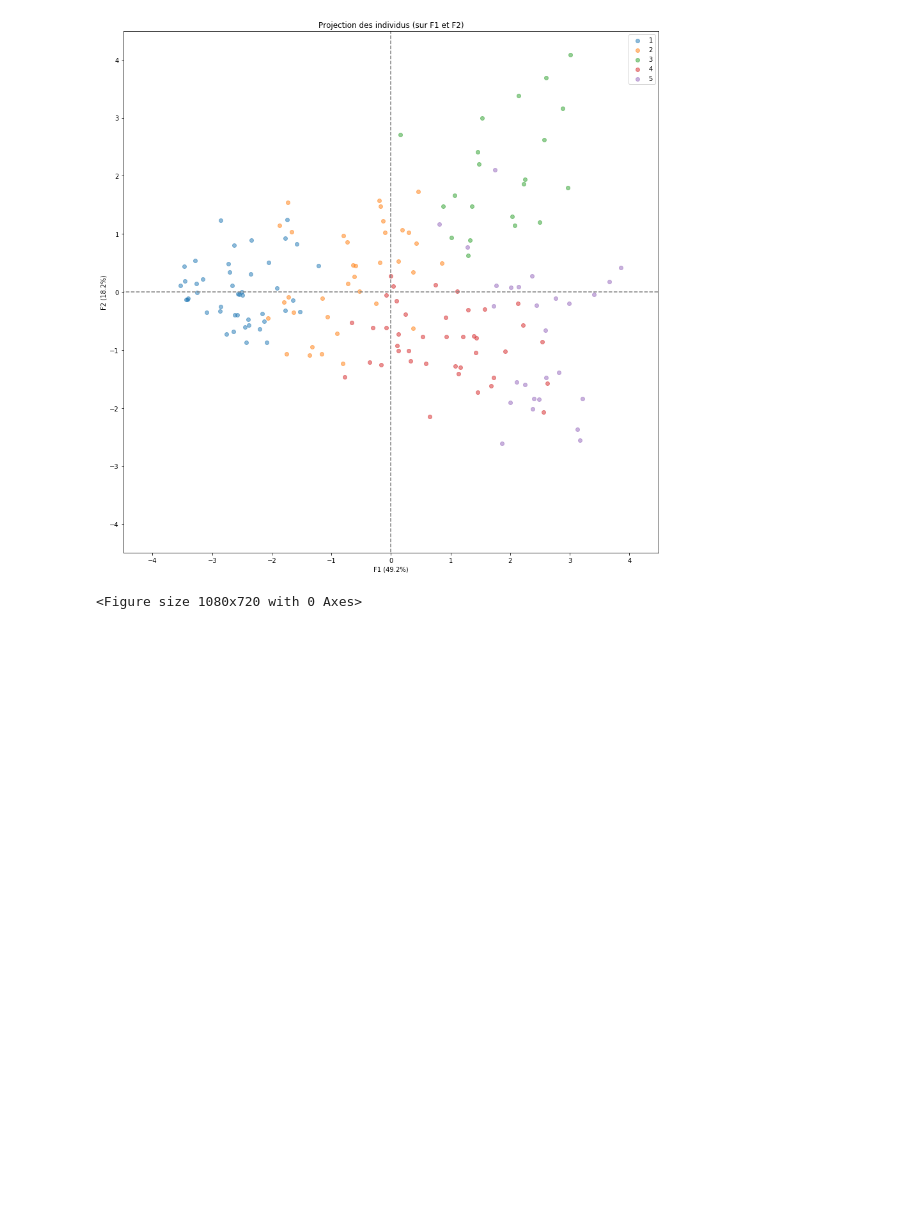
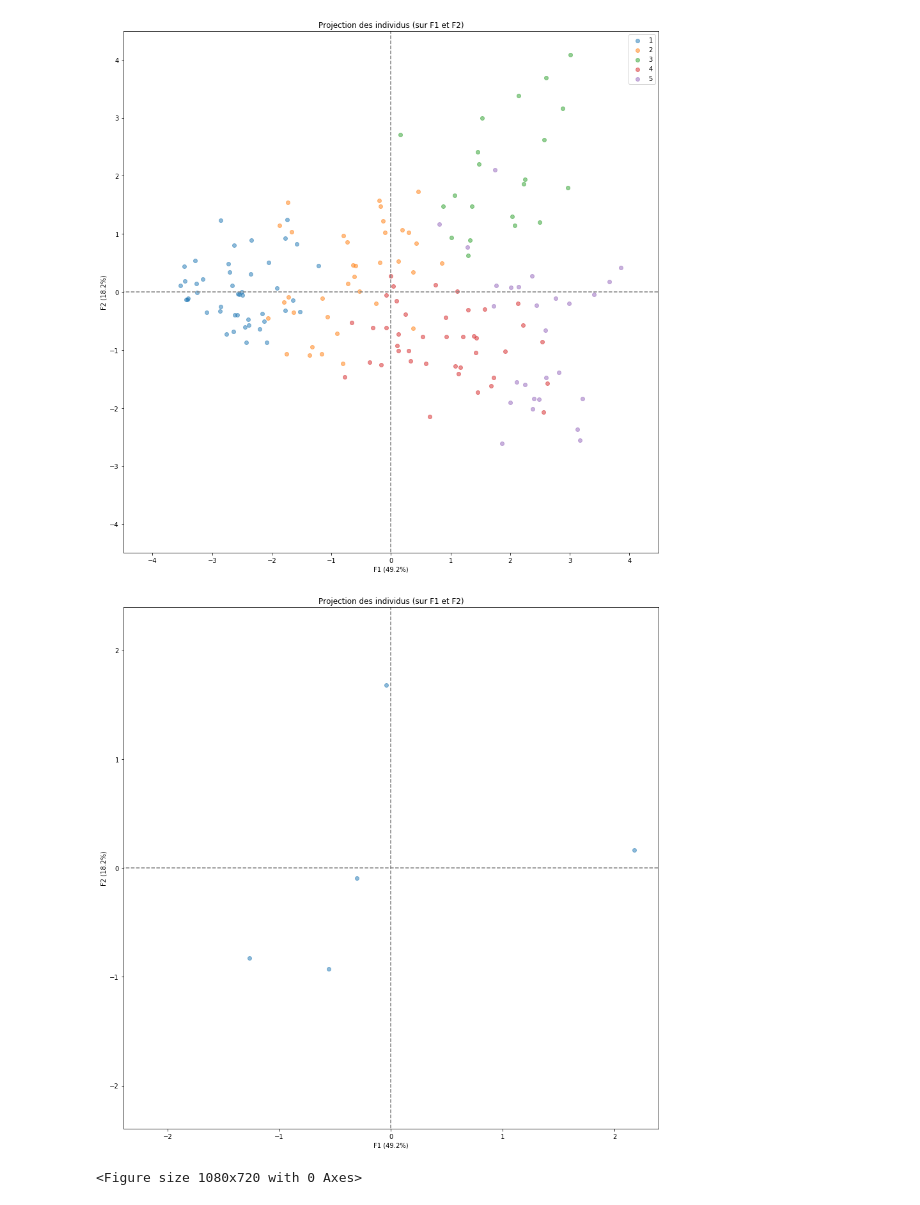
Before and after one commit to Sh4mSh4m/OCR_DA_proj5, a Jupyter notebook: Projet 5 - Etude de marche Loco Pollo.ipynb, the cells around one changed output. Saved outputs shown, nothing was run; the diff lists cells and outputs as text; code cells hidden in the pictures; blank space fills up the shorter version.

```diff
--- a/Projet 5 - Etude de marche Loco Pollo.ipynb
+++ b/Projet 5 - Etude de marche Loco Pollo.ipynb
@@ -1022,3 +1021,12 @@ array([[-0.30571508,  0.45118691,  0.38635886,  0.41726674,  0.34789628,
          0.2701126 , -0.16889935, -0.02119208],
        [ 0.01427595,  0.03085365,  0.22156159, -0.23816031,  0.01219049,
          0.66790106, -0.6681609 ,  0.01884046]])
+# %%
+df_cluster.drop('cluster_size', axis='columns', inplace=True)
+df_cluster = df_cluster.set_index("cluster")
+centroid_values = df_cluster.values
+
+centroid_std_scale = preprocessing.StandardScaler().fit(centroid_values)
+centroid_X_scaled = centroid_std_scale.transform(centroid_values)
+centroid_projected = pca.transform(centroid_X_scaled)
+centroid_projected
@@ -1036,6 +1081,10 @@ display_circles(pcs,6,pca,[(0,1), (1,2), (0,2)],labels=variables)
 display_factorial_planes(X_projected, n_comp, pca, [(0,1)], alpha = 0.5, illustrative_var= df_data_4['cluster'])
 # %% [output]
 [figure]
+# %%
+display_factorial_planes(centroid_projected, n_comp, pca, [(0,1)], alpha = 0.5)
+# %% [output]
+[figure, added]
 # %%
 fig3_2 = plt.figure(figsize=(15, 10))
 display_factorial_planes(X_projected, n_comp, pca, [(0,1)], alpha = 0.5, illustrative_var= df_data_4['cluster'])
```
Also changed, not shown: parts of 8 cells of this notebook, 3 other files.
